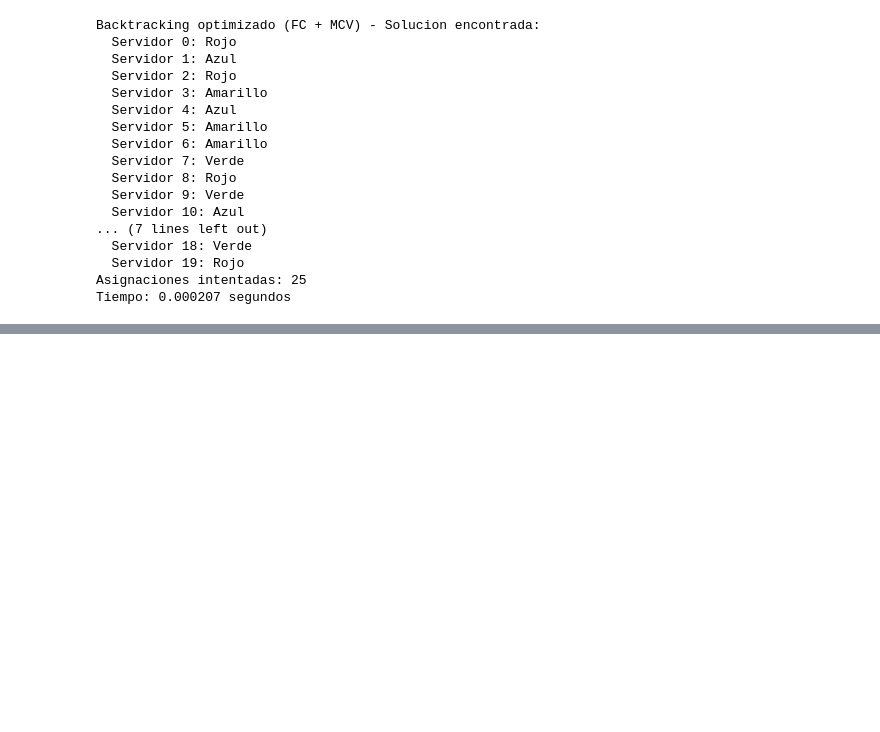
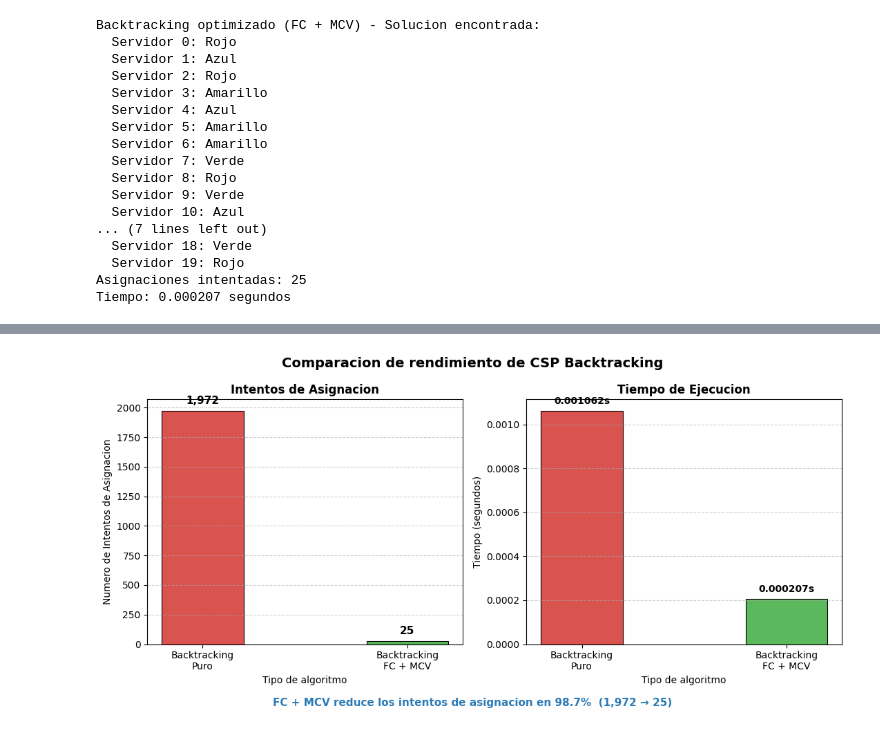
Before and after one commit to Branuvg/AI_PROY2, a Jupyter notebook: Proyecto2_IA.ipynb, the cells around one changed output, grey strips where cells are left out. Cells and saved outputs as stored; diff of their text form; code cells hidden in the pictures; blank space fills up the shorter version.

```diff
--- a/Proyecto2_IA.ipynb
+++ b/Proyecto2_IA.ipynb
@@ -233,0 +270,44 @@ Tiempo: 0.000207 segundos
+# %%
+import matplotlib.pyplot as plt
+
+methods_t1     = ['Backtracking\nPuro', 'Backtracking\nFC + MCV']
+assignments_t1 = [contador_puro[0], contador_opt[0]]
+times_t1       = [tiempo_puro, tiempo_opt]
+colors_t1      = ['#d9534f', '#5cb85c']
+
+fig, axes = plt.subplots(1, 2, figsize=(11, 5))
+fig.suptitle('Comparacion de rendimiento de CSP Backtracking',
+             fontsize=14, fontweight='bold')
+
+ax1 = axes[0]
+bars1 = ax1.bar(methods_t1, assignments_t1, color=colors_t1, edgecolor='black', linewidth=0.8, width=0.4)
+ax1.set_title('Intentos de Asignacion', fontsize=12, fontweight='bold')
+ax1.set_ylabel('Numero de Intentos de Asignacion')
+ax1.set_xlabel('Tipo de algoritmo')
+ax1.grid(True, axis='y', linestyle='--', alpha=0.6)
+for bar, val in zip(bars1, assignments_t1):
+    ax1.text(bar.get_x() + bar.get_width()/2,
+             bar.get_height() + max(assignments_t1)*0.02,
+             f'{val:,}', ha='center', va='bottom', fontsize=11, fontweight='bold')
+
+ax2 = axes[1]
+bars2 = ax2.bar(methods_t1, times_t1, color=colors_t1, edgecolor='black', linewidth=0.8, width=0.4)
+ax2.set_title('Tiempo de Ejecucion', fontsize=12, fontweight='bold')
+ax2.set_ylabel('Tiempo (segundos)')
+ax2.set_xlabel('Tipo de algoritmo')
+ax2.grid(True, axis='y', linestyle='--', alpha=0.6)
+for bar, val in zip(bars2, times_t1):
+    ax2.text(bar.get_x() + bar.get_width()/2,
+             bar.get_height() + max(times_t1)*0.02,
+             f'{val:.6f}s', ha='center', va='bottom', fontsize=10, fontweight='bold')
+
+reduccion_t1 = (1 - contador_opt[0] / contador_puro[0]) * 100
+fig.text(0.5, -0.03,
+         f'FC + MCV reduce los intentos de asignacion en {reduccion_t1:.1f}%  '
+         f'({contador_puro[0]:,} → {contador_opt[0]:,})',
+         ha='center', fontsize=11, color='#2c7bb6', fontweight='bold')
+
+plt.tight_layout()
+plt.show()
+# %% [output]
+[figure, added]
```
Also changed, not shown: parts of 3 cells of this notebook.
